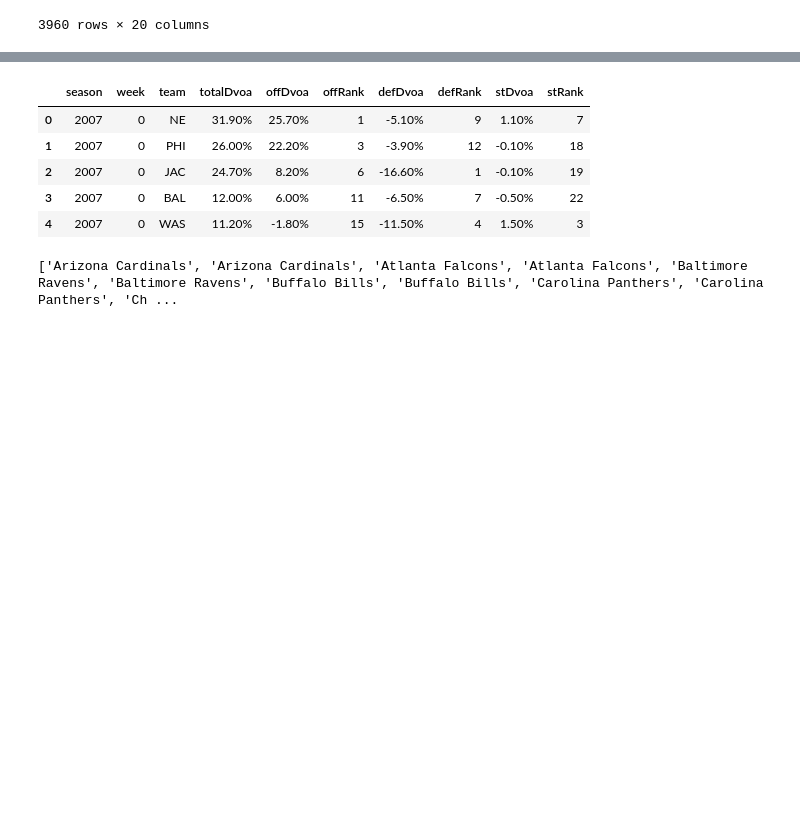
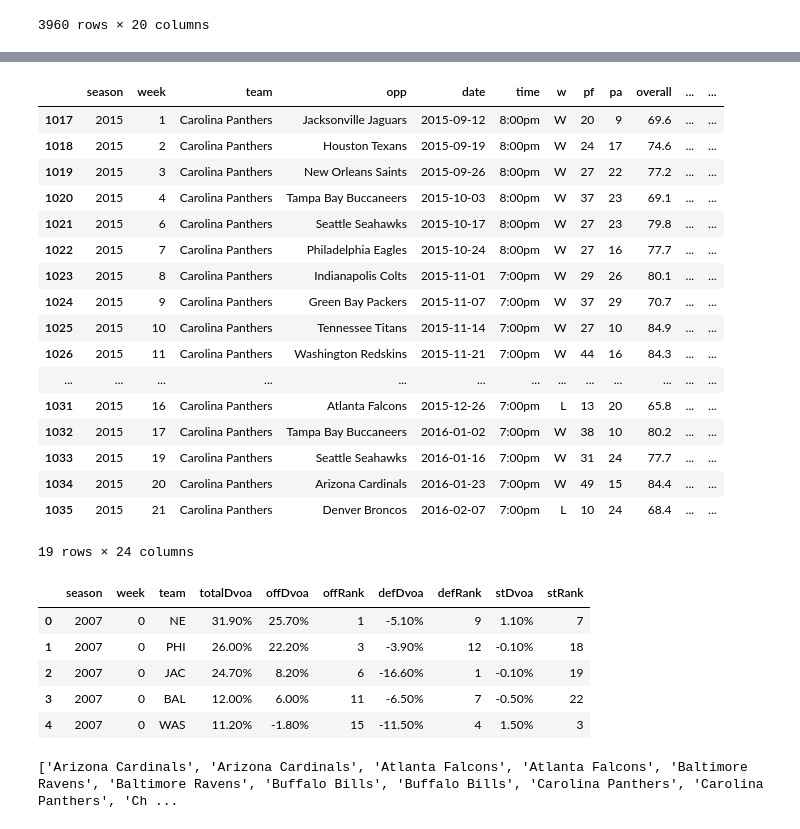
Before and after one commit to mries14/Springboard, a Jupyter notebook: Capstone1/dataCleaning/dataClean.ipynb, the cells around one changed output, grey strips where cells are left out. Cells and saved outputs as stored; diff of their text form; code cells hidden in the pictures; blank space fills up the shorter version.

```diff
--- a/Capstone1/dataCleaning/dataClean.ipynb
+++ b/Capstone1/dataCleaning/dataClean.ipynb
@@ -168,0 +184,8 @@ pffDf.head()
+# %%
+# Now create new 'year' column that is the correct year given when the game is
+pffDf['year'] = np.where(pffDf['lateGame'] == True, pffDf['season'] + 1, pffDf['season'])
+# Cast year back into a string so we can turn the correct dates into datetime objects
+pffDf['year'] = pffDf['year'].astype(str)
+# %%
+pffDf['date'] = pffDf[['year','date']].apply(lambda x: ' '.join(x), axis=1)
+pffDf['date'] = pd.to_datetime(pffDf['date'])
@@ -200,0 +244,8 @@ pffDf.head()
+# %%
+# Turn weeks into numbers for playoff weeks
+weekSetList = list(set(pffDf['week']))
+# make a new set of weeks that turns playoff weeks into numbers based on weekSetList
+newWeeks = ['20','17','18','1','21','9','7','4','2','6','10','11','14','15','3','12','13','16','19','5','8']
+# Now zip and map old df weeks column to new one
+zipWeeksDict = dict(list(zip(weekSetList,newWeeks)))
+pffDf['week'] = pffDf['week'].map(zipWeeksDict)
@@ -201,3 +267,26 @@ pffDf.head()
+# %%
+car = pffDf[pffDf['team'] == 'Carolina Panthers']
+# %%
+car[car['season'] == 2015]
+# %% [output]
+|  | season | week | team | opp | date | time | w | pf | pa | overall | ... | ... |
+| 1017 | 2015 | 1 | Carolina Panthers | Jacksonville Jaguars | 2015-09-12 | 8:00pm | W | 20 | 9 | 69.6 | ... | ... |
+| 1018 | 2015 | 2 | Carolina Panthers | Houston Texans | 2015-09-19 | 8:00pm | W | 24 | 17 | 74.6 | ... | ... |
+| 1019 | 2015 | 3 | Carolina Panthers | New Orleans Saints | 2015-09-26 | 8:00pm | W | 27 | 22 | 77.2 | ... | ... |
+| 1020 | 2015 | 4 | Carolina Panthers | Tampa Bay Buccaneers | 2015-10-03 | 8:00pm | W | 37 | 23 | 69.1 | ... | ... |
+| 1021 | 2015 | 6 | Carolina Panthers | Seattle Seahawks | 2015-10-17 | 8:00pm | W | 27 | 23 | 79.8 | ... | ... |
+| 1022 | 2015 | 7 | Carolina Panthers | Philadelphia Eagles | 2015-10-24 | 8:00pm | W | 27 | 16 | 77.7 | ... | ... |
+| 1023 | 2015 | 8 | Carolina Panthers | Indianapolis Colts | 2015-11-01 | 7:00pm | W | 29 | 26 | 80.1 | ... | ... |
+| 1024 | 2015 | 9 | Carolina Panthers | Green Bay Packers | 2015-11-07 | 7:00pm | W | 37 | 29 | 70.7 | ... | ... |
+| 1025 | 2015 | 10 | Carolina Panthers | Tennessee Titans | 2015-11-14 | 7:00pm | W | 27 | 10 | 84.9 | ... | ... |
+| 1026 | 2015 | 11 | Carolina Panthers | Washington Redskins | 2015-11-21 | 7:00pm | W | 44 | 16 | 84.3 | ... | ... |
+| ... | ... | ... | ... | ... | ... | ... | ... | ... | ... | ... | ... | ... |
+| 1031 | 2015 | 16 | Carolina Panthers | Atlanta Falcons | 2015-12-26 | 7:00pm | L | 13 | 20 | 65.8 | ... | ... |
+| 1032 | 2015 | 17 | Carolina Panthers | Tampa Bay Buccaneers | 2016-01-02 | 7:00pm | W | 38 | 10 | 80.2 | ... | ... |
+| 1033 | 2015 | 19 | Carolina Panthers | Seattle Seahawks | 2016-01-16 | 7:00pm | W | 31 | 24 | 77.7 | ... | ... |
+| 1034 | 2015 | 20 | Carolina Panthers | Arizona Cardinals | 2016-01-23 | 7:00pm | W | 49 | 15 | 84.4 | ... | ... |
+| 1035 | 2015 | 21 | Carolina Panthers | Denver Broncos | 2016-02-07 | 7:00pm | L | 10 | 24 | 68.4 | ... | ... |
+19 rows × 24 columns
 # %%
 # Cleaning DVOA Data
 dvoaDf = pd.read_csv('C:\\Users\\Michael\\Desktop\\Springboard\\Capstone1\\dataScrapers\\csvFiles\\dvoaData3.csv',encoding='windows-1252')
```
Also changed, not shown: parts of 12 cells of this notebook, 10 other files.
